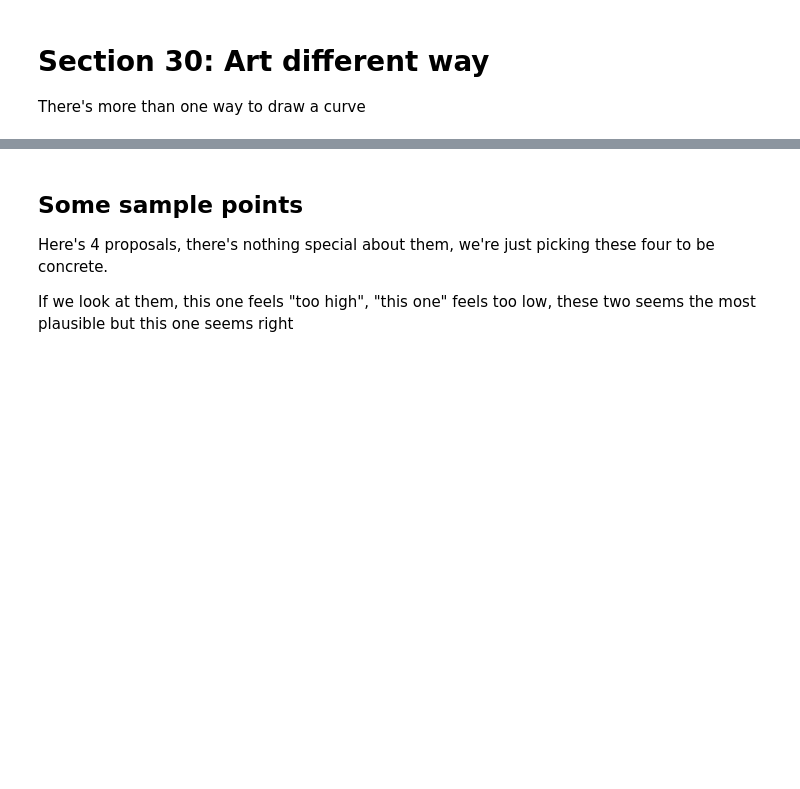
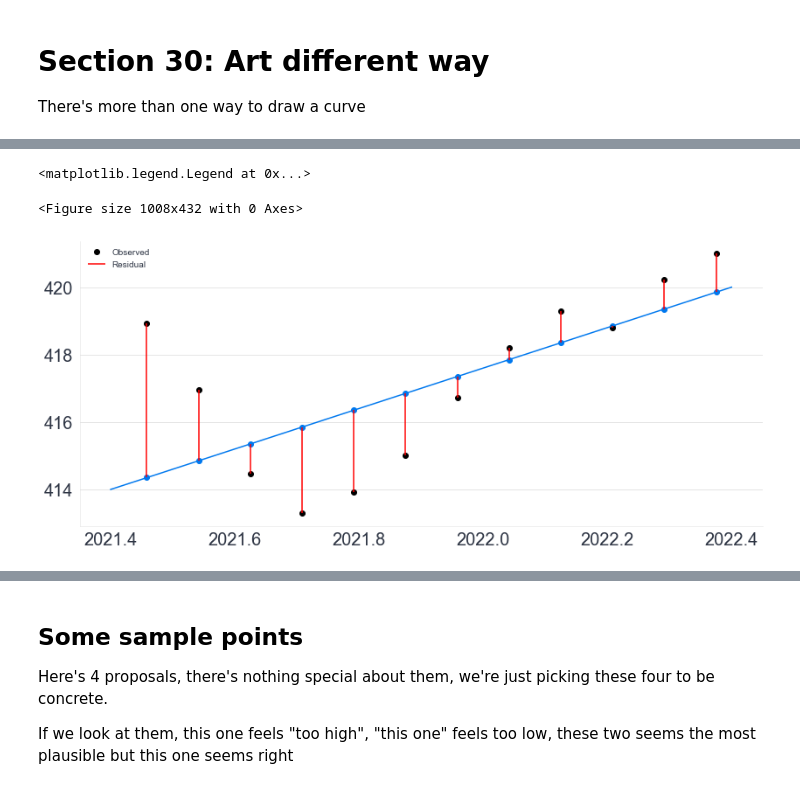
Before and after one commit to bwengals/etc, a Jupyter notebook: lesson_2_Section_30_new.ipynb, the cells around one changed output, grey strips where cells are left out. Drawn from its saved outputs; the diff is of its cells as text; code cells hidden in the pictures; blank space fills up the shorter version.

```diff
--- a/lesson_2_Section_30_new.ipynb
+++ b/lesson_2_Section_30_new.ipynb
@@ -28,0 +65,24 @@ Think about it, would a five year old draw a fixed function then say, ok what I
+# %%
+plt.figure(figsize=(14,6))
+
+plot_data()
+plot_best_fit_line()
+
+# Plot Residuals
+y_est_obs = m*(year["decimal date"] - min_x) + 414
+
+for x, y_obs, y_est in zip(year["decimal date"].values, y_est_obs, year["average"]):
+    if x == year["decimal date"].min():
+        label = "Residual"
+    else:
+        label= ""
+    plt.vlines(x, np.min([y_obs, y_est]), np.max([y_obs, y_est]), label=label, color="r")
+
+plt.scatter(year["decimal date"], y_est_obs);
+
+
+plt.legend();
+# %% [output]
+<matplotlib.legend.Legend at 0x...>
+<Figure size 1008x432 with 0 Axes>
+[figure, added]
```
Also changed, not shown: parts of 16 cells of this notebook, 1 other file.
